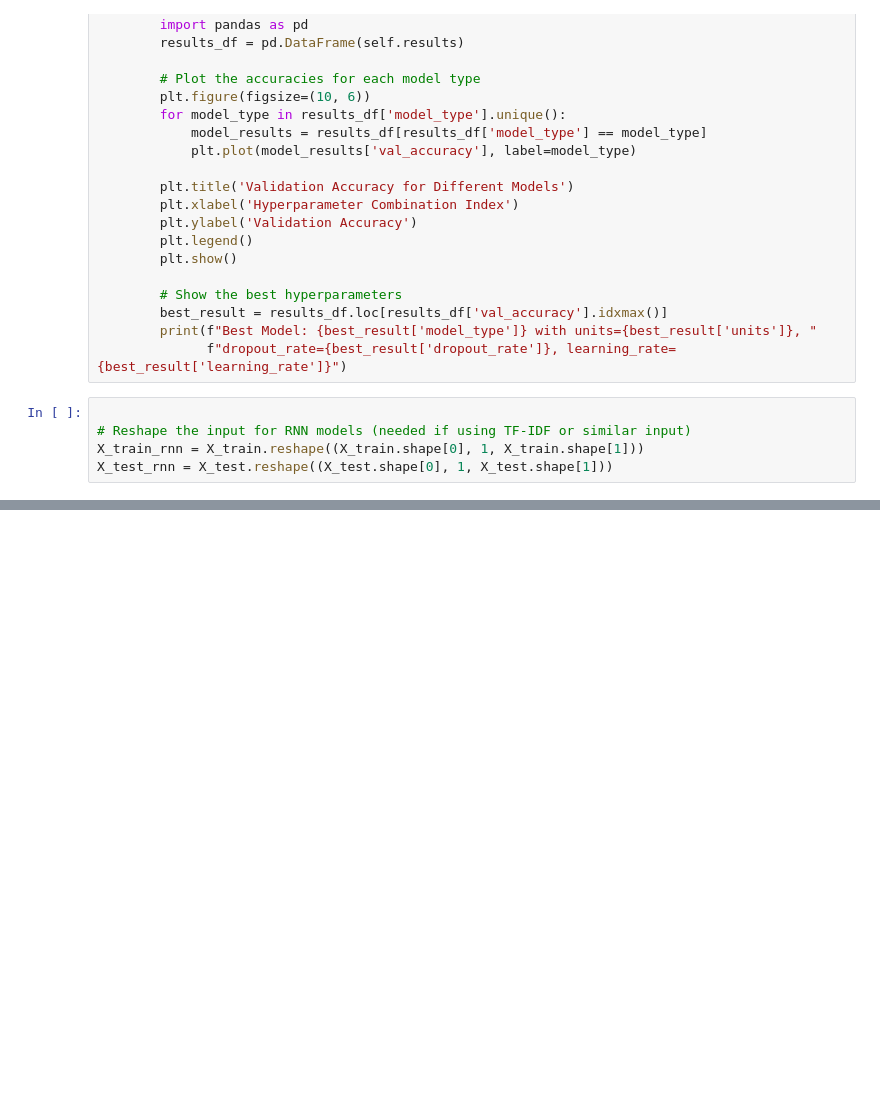
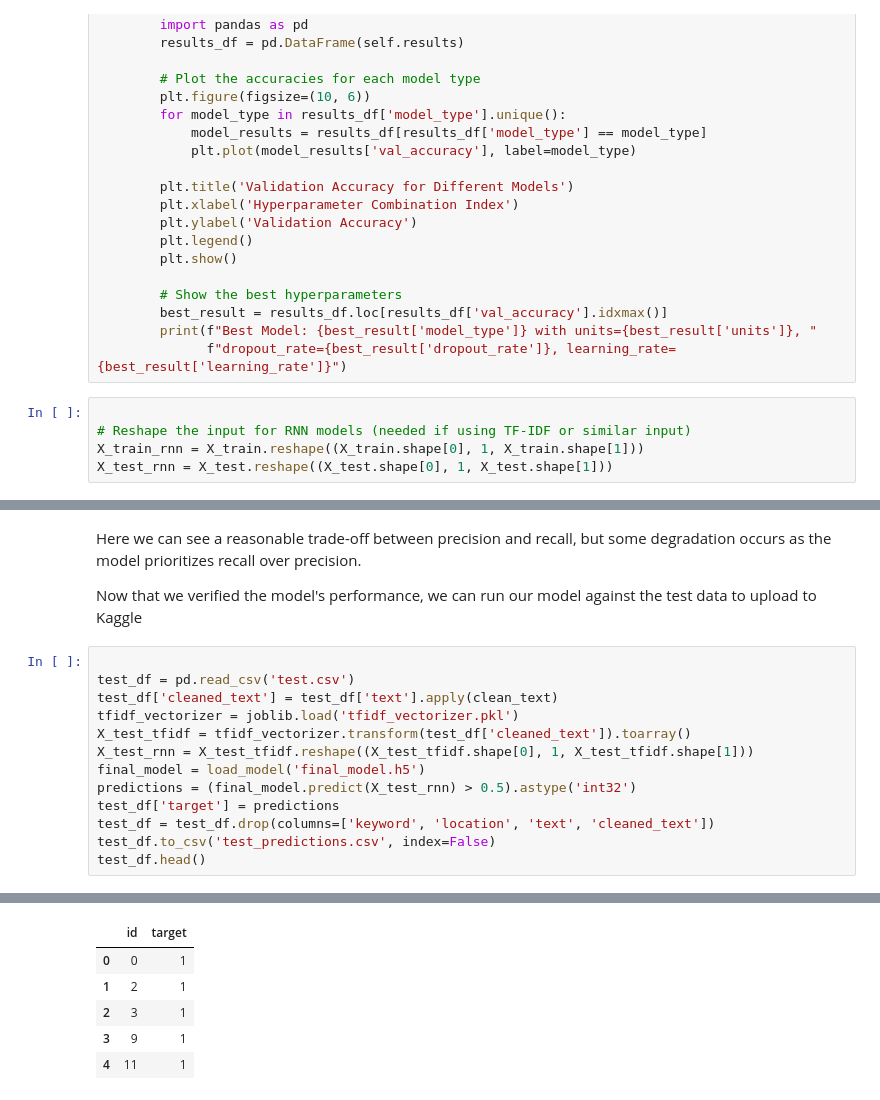
Before and after one commit to DillonKyle/deep-learning-wk4, a Jupyter notebook: wk4.ipynb, the cells around one changed output, grey strips where cells are left out. Saved outputs shown, nothing was run; the diff lists cells and outputs as text; blank space fills up the shorter version.

```diff
--- a/wk4.ipynb
+++ b/wk4.ipynb
@@ -431,0 +438,18 @@ plt.show()
+# %% [markdown]
+Here we can see a reasonable trade-off between precision and recall, but some degradation occurs as the model prioritizes recall over precision.
+
+Now that we verified the model's performance, we can run our model against the test data to upload to Kaggle
+# %%
+
+test_df = pd.read_csv('test.csv')
+test_df['cleaned_text'] = test_df['text'].apply(clean_text)
+tfidf_vectorizer = joblib.load('tfidf_vectorizer.pkl')
+X_test_tfidf = tfidf_vectorizer.transform(test_df['cleaned_text']).toarray()
+X_test_rnn = X_test_tfidf.reshape((X_test_tfidf.shape[0], 1, X_test_tfidf.shape[1]))
+final_model = load_model('final_model.h5')
+predictions = (final_model.predict(X_test_rnn) > 0.5).astype('int32')
+test_df['target'] = predictions
+test_df = test_df.drop(columns=['keyword', 'location', 'text', 'cleaned_text'])
+test_df.to_csv('test_predictions.csv', index=False)
+test_df.head()
+# %% [output]
@@ -431,0 +458,6 @@ plt.show()
+|  | id | target |
+| 0 | 0 | 1 |
+| 1 | 2 | 1 |
+| 2 | 3 | 1 |
+| 3 | 9 | 1 |
+| 4 | 11 | 1 |
```
Also changed, not shown: parts of 19 cells of this notebook, 3 other files.
